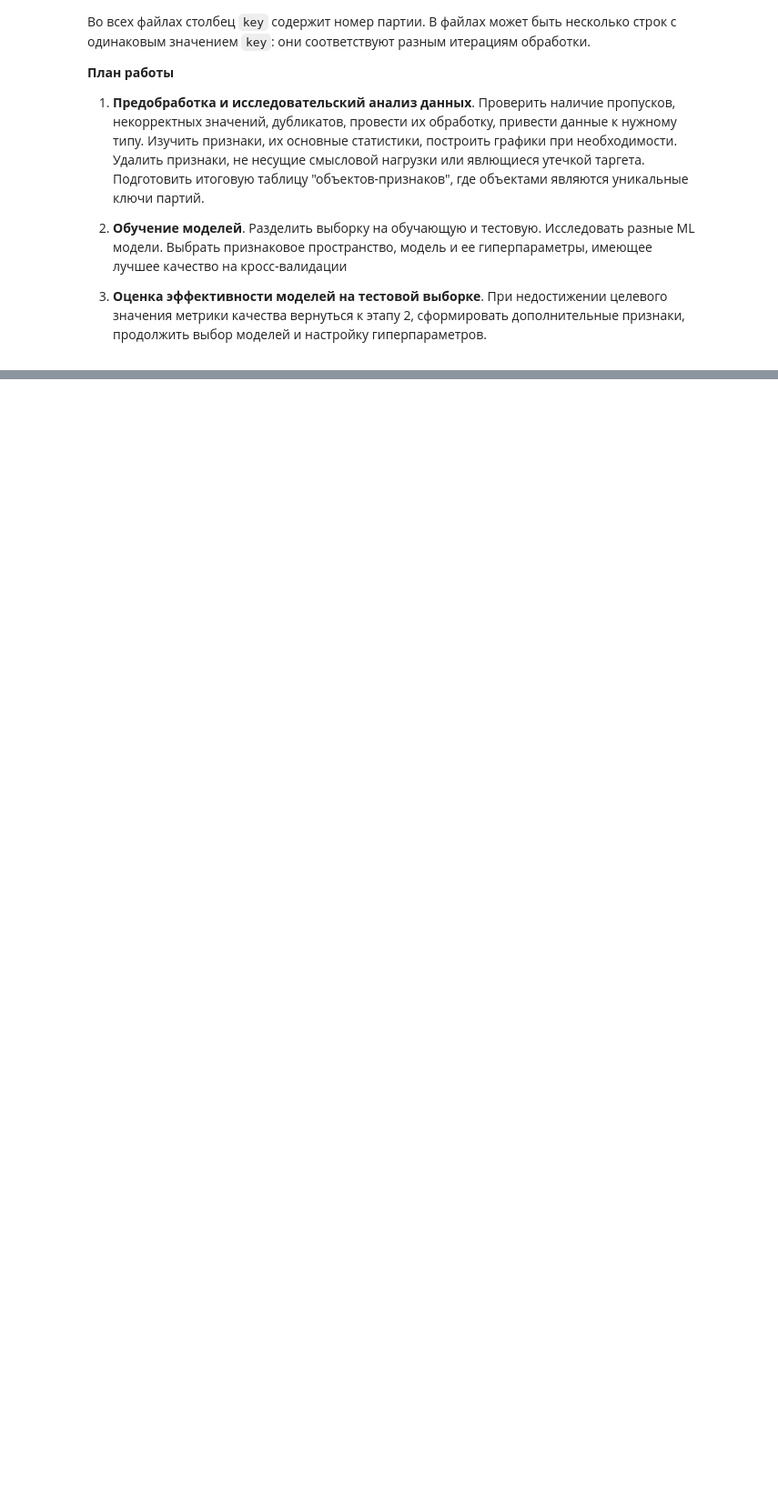
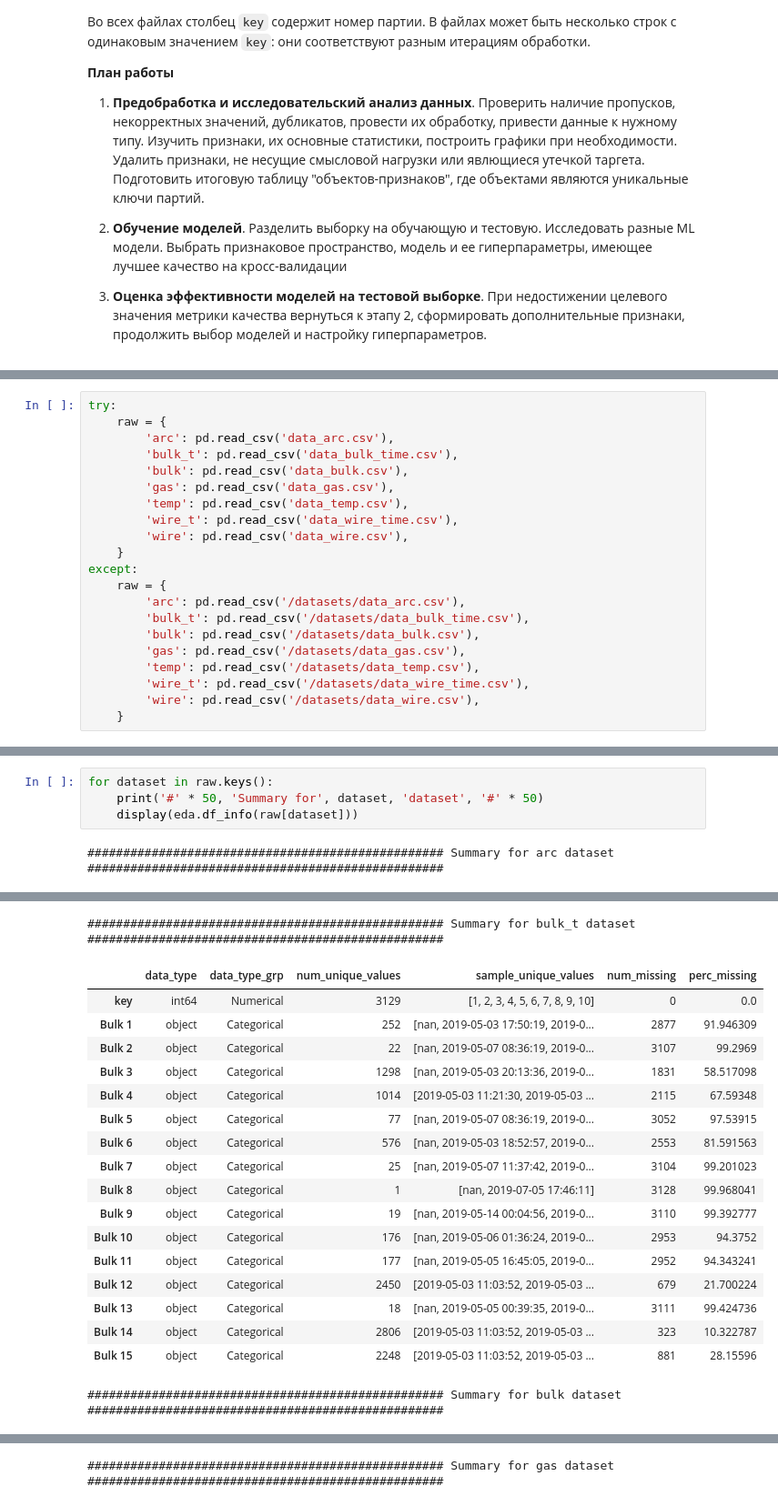
Before and after one commit to mskhmelik/yandex_data_science, a Jupyter notebook: Project_final/prj_manufacturing.ipynb, the cells around one changed output, grey strips where cells are left out. Shown at 91% size. Cells and saved outputs as stored; diff of their text form; blank space fills up the shorter version.

```diff
--- a/Project_final/prj_manufacturing.ipynb
+++ b/Project_final/prj_manufacturing.ipynb
@@ -38,0 +70,21 @@
+# %%
+try:
+    raw = {
+        'arc': pd.read_csv('data_arc.csv'),
+        'bulk_t': pd.read_csv('data_bulk_time.csv'),
+        'bulk': pd.read_csv('data_bulk.csv'),
+        'gas': pd.read_csv('data_gas.csv'),
+        'temp': pd.read_csv('data_temp.csv'),
+        'wire_t': pd.read_csv('data_wire_time.csv'),
+        'wire': pd.read_csv('data_wire.csv'),
+    }
+except:
+    raw = {
+        'arc': pd.read_csv('/datasets/data_arc.csv'),
+        'bulk_t': pd.read_csv('/datasets/data_bulk_time.csv'),
+        'bulk': pd.read_csv('/datasets/data_bulk.csv'),
+        'gas': pd.read_csv('/datasets/data_gas.csv'),
+        'temp': pd.read_csv('/datasets/data_temp.csv'),
+        'wire_t': pd.read_csv('/datasets/data_wire_time.csv'),
+        'wire': pd.read_csv('/datasets/data_wire.csv'),
+    }
@@ -38,0 +97,6 @@
+# %%
+for dataset in raw.keys():
+    print('#' * 50, 'Summary for', dataset, 'dataset', '#' * 50)
+    display(eda.df_info(raw[dataset]))
+# %% [output]
+################################################## Summary for arc dataset ##################################################
@@ -38,0 +109,19 @@
+################################################## Summary for bulk_t dataset ##################################################
+|  | data_type | data_type_grp | num_unique_values | sample_unique_values | num_missing | perc_missing |
+| key | int64 | Numerical | 3129 | [1, 2, 3, 4, 5, 6, 7, 8, 9, 10] | 0 | 0.0 |
+| Bulk 1 | object | Categorical | 252 | [nan, 2019-05-03 17:50:19, 2019-0... | 2877 | 91.946309 |
+| Bulk 2 | object | Categorical | 22 | [nan, 2019-05-07 08:36:19, 2019-0... | 3107 | 99.2969 |
+| Bulk 3 | object | Categorical | 1298 | [nan, 2019-05-03 20:13:36, 2019-0... | 1831 | 58.517098 |
+| Bulk 4 | object | Categorical | 1014 | [2019-05-03 11:21:30, 2019-05-03 ... | 2115 | 67.59348 |
+| Bulk 5 | object | Categorical | 77 | [nan, 2019-05-07 08:36:19, 2019-0... | 3052 | 97.53915 |
+| Bulk 6 | object | Categorical | 576 | [nan, 2019-05-03 18:52:57, 2019-0... | 2553 | 81.591563 |
+| Bulk 7 | object | Categorical | 25 | [nan, 2019-05-07 11:37:42, 2019-0... | 3104 | 99.201023 |
+| Bulk 8 | object | Categorical | 1 | [nan, 2019-07-05 17:46:11] | 3128 | 99.968041 |
+| Bulk 9 | object | Categorical | 19 | [nan, 2019-05-14 00:04:56, 2019-0... | 3110 | 99.392777 |
+| Bulk 10 | object | Categorical | 176 | [nan, 2019-05-06 01:36:24, 2019-0... | 2953 | 94.3752 |
+| Bulk 11 | object | Categorical | 177 | [nan, 2019-05-05 16:45:05, 2019-0... | 2952 | 94.343241 |
+| Bulk 12 | object | Categorical | 2450 | [2019-05-03 11:03:52, 2019-05-03 ... | 679 | 21.700224 |
+| Bulk 13 | object | Categorical | 18 | [nan, 2019-05-05 00:39:35, 2019-0... | 3111 | 99.424736 |
+| Bulk 14 | object | Categorical | 2806 | [2019-05-03 11:03:52, 2019-05-03 ... | 323 | 10.322787 |
+| Bulk 15 | object | Categorical | 2248 | [2019-05-03 11:03:52, 2019-05-03 ... | 881 | 28.15596 |
+################################################## Summary for bulk dataset ##################################################
@@ -38,0 +145 @@
+################################################## Summary for gas dataset ##################################################
```
Also changed, not shown: parts of 6 cells of this notebook.
